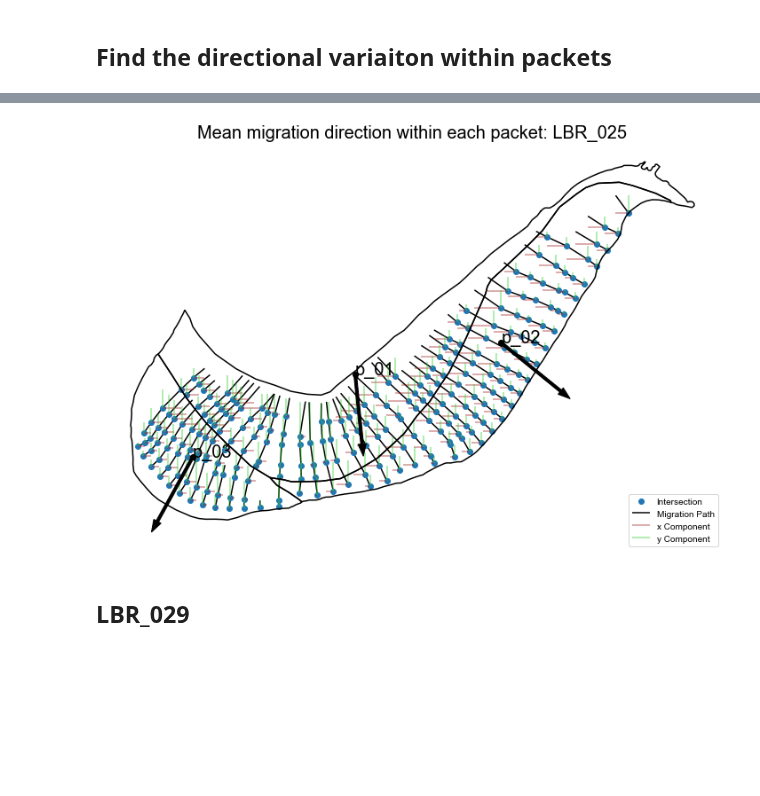
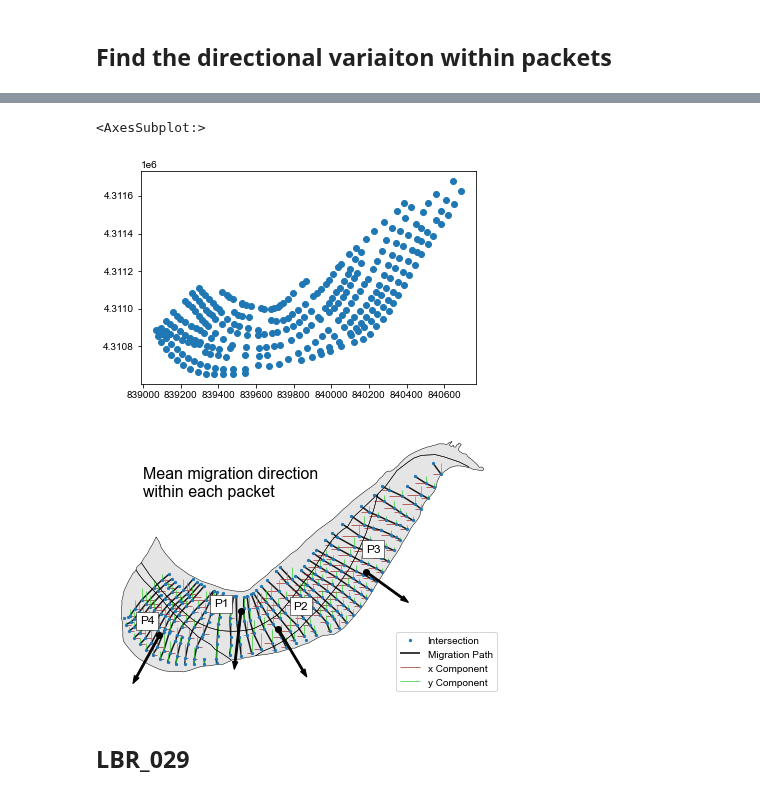
Before and after one commit to tamu-edu/scrollstats, a Jupyter notebook: Figure_InterPacketVariation.ipynb, the cells around one changed output, grey strips where cells are left out. Saved outputs shown, nothing was run; the diff lists cells and outputs as text; code cells hidden in the pictures; blank space fills up the shorter version.

```diff
--- a/Figure_InterPacketVariation.ipynb
+++ b/Figure_InterPacketVariation.ipynb
@@ -99,6 +99,7 @@ bend_ds = BendDataset(bend_id)
 transects = bend_ds.get_transects(proj=True)
 ridges = bend_ds.get_ridges(proj=True)
 packets = bend_ds.get_packets(proj=True)
+packet_points = bend_ds.get_packet_points(proj=True).set_index("packet_id")
 packets["centroid"] = packets.centroid
 # %% [markdown]
 ## Calc Transect metrics
@@ -217,2 +218,8 @@ Text(0.5, 0.98, 'Ridge metrics by packet: LBR_025')
 # %% [markdown]
 ## Find the directional variaiton within packets
+# %%
+for i, row in packets.iterrows():
+    print(i)
+    # p_id = row["packet_id"]
+    # x,y = packet_points.set_index("packet_id").loc[p_id, "geometry"].coords[0]
+    # print(x, y)
@@ -219,33 +248,47 @@ Text(0.5, 0.98, 'Ridge metrics by packet: LBR_025')
+# %%
+transects.geometry.apply(lambda x: MultiPoint(x.coords[1:])).plot()
+# %% [output]
+<AxesSubplot:>
+[figure, added]
 # %%
-fig, ax = plt.subplots(1,1, figsize=(10,8))
+fig, ax = plt.subplots(1,1, figsize=(6,4))
 
 # Plot points and thier component directions
-itx_packets.plot(ax=ax, zorder=2, label="Intersection")
+transects.geometry.apply(lambda x: MultiPoint(x.coords[1:])).plot(ax=ax, markersize=5, zorder=3, label="Intersection")
 itx_packets.set_geometry("pre_mig_geometry").plot(ax=ax, color="k", zorder=1, label="Migration Path")
-itx_packets.set_geometry("x_comp_geometry").plot(ax=ax, color="brown", alpha=0.5, label="x Component")
-itx_packets.set_geometry("y_comp_geometry").plot(ax=ax, color="limegreen", alpha=0.5, label="y Component")
+itx_packets.set_geometry("x_comp_geometry").plot(ax=ax, lw=1, color="brown", alpha=0.7, label="x Component")
+itx_packets.set_geometry("y_comp_geometry").plot(ax=ax, lw=1, color="limegreen", alpha=0.7, label="y Component")
 
 # Plot packets
-packets.boundary.plot(ax=ax, color="k")
-packets.set_geometry("centroid").plot(ax=ax, color="k", zorder=3)
+packets.boundary.plot(ax=ax, lw=0.5, color="k")
+packets.plot(ax=ax, color="grey", alpha=0.2)
+packet_points.plot(ax=ax, color="k", zorder=3)
 
 # Plot arrows showing the mean component direction
 for i, row in packets.iterrows():
-    x, y = row["centroid"].coords[0]
+    x,y = packet_points.loc[i, "geometry"].coords[0]
     plt.arrow(x, y, -row["x_comp_distance"]*5, -row["y_comp_distance"]*5, width=9, color="k", zorder=3)
 
 # Plot packet labels
-for idx, row in packets.iterrows():
-    plt.annotate(text=idx, xy=row["centroid"].coords[0],
-                 horizontalalignment='left', size=20)
+label_offsets = {"p_01":(-140, 20), "p_02":(80, 100), "p_03":(0, 100), "p_04":(-100, 60)}
+for idx, row in packet_points.iterrows():
+    x, y = row["geometry"].coords[0]
+    x_text = x + label_offsets[idx][0]
+    y_text = y + label_offsets[idx][1]
+    anno = plt.annotate(text=f"P{idx[-1]}", xy=(x, y), xytext=(x_text,y_text),
+                 horizontalalignment='left', size=12)
+    anno.set_bbox(dict(facecolor='white', edgecolor='k', lw=0.5))
 
-ax.set_title(f"Mean migration direction within each packet: {bend_id}", size=20)
+# ax.set_title(f"Mean migration direction within each packet: {bend_id}", size=14)
+
+title_coords = (839355, 4311246)
+ax.text(0.1, 0.75,"Mean migration direction\nwithin each packet", transform=ax.transAxes, size=16)
 ax.legend(loc="lower right")
 ax.set_axis_off()
 plt.tight_layout()
-# plt.savefig(f"/Users/avan/FLUD/BrazosScrolls/figures/MigrationDirectionWithinPackets_{bend_id}.png", dpi=200)
+plt.savefig(f"MigrationDirectionWithinPackets_{bend_id}.png", dpi=200)
 # %% [output]
-[figure, old version]
+[figure, new version]
 # %% [markdown]
 ## LBR_029
 # %%
```
Also changed, not shown: parts of 11 cells of this notebook.
